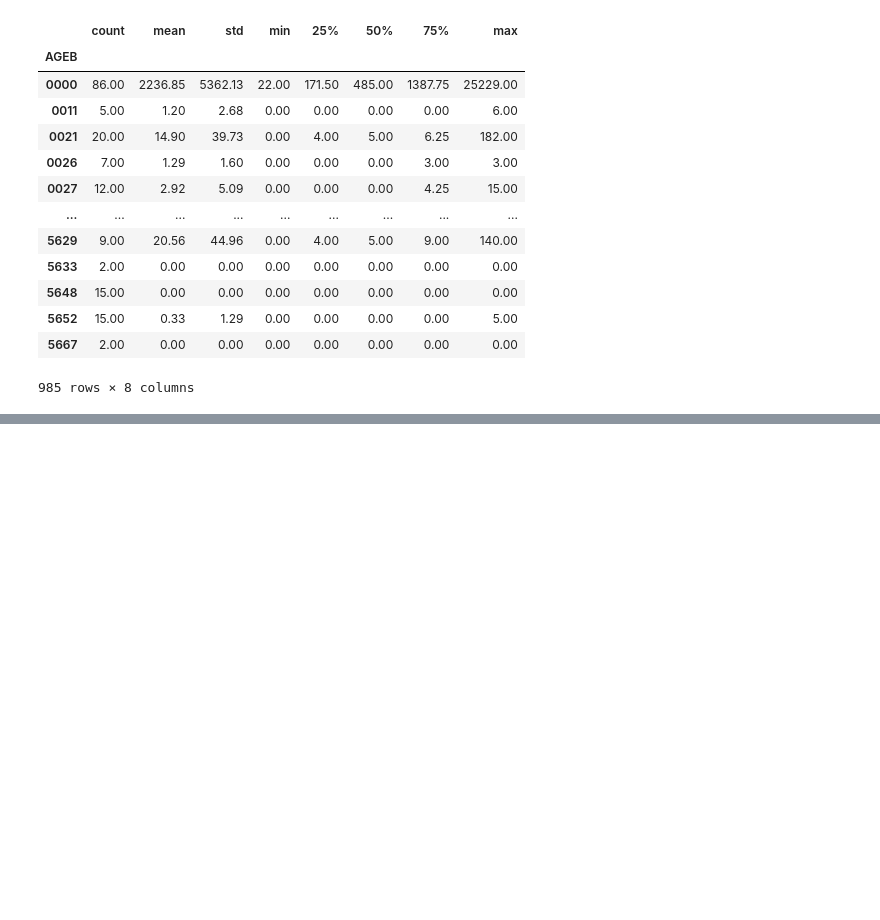
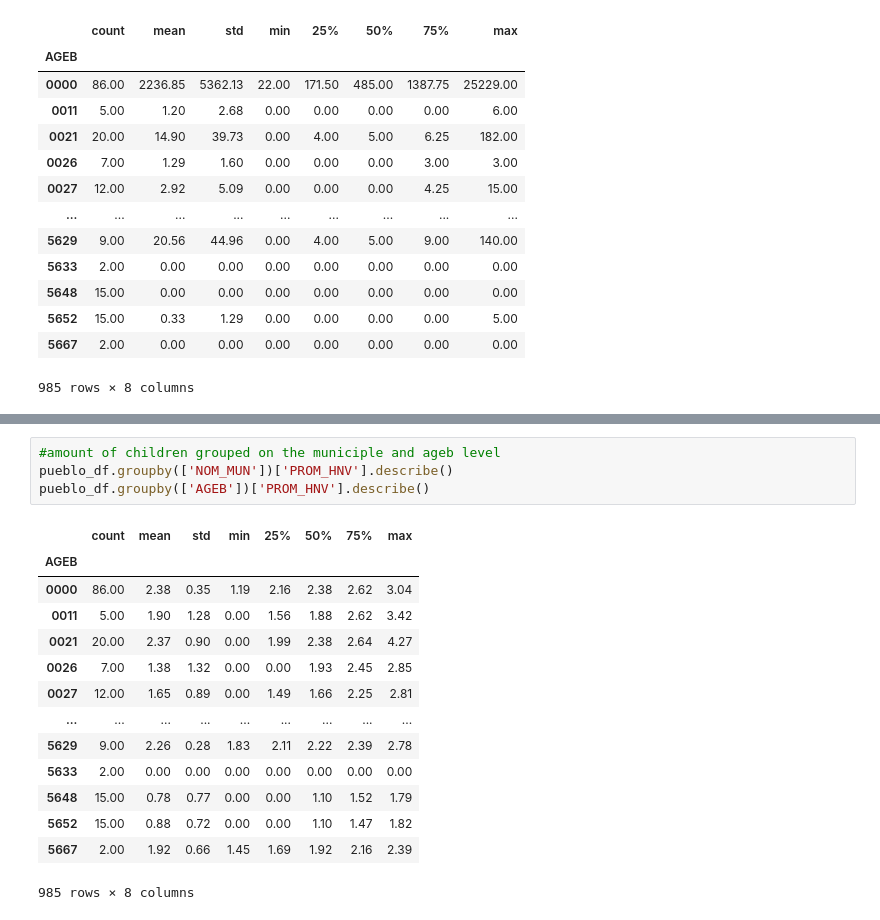
Before and after one commit to Jorge9555/Mexico-Survey-Project, a Jupyter notebook: INEGI_Jalisco_Survey.ipynb, the cells around one changed output, grey strips where cells are left out. Drawn from its saved outputs; the diff is of its cells as text; blank space fills up the shorter version.

```diff
--- a/INEGI_Jalisco_Survey.ipynb
+++ b/INEGI_Jalisco_Survey.ipynb
@@ -275,0 +286,19 @@ pueblo_df.groupby(['AGEB'])['P15YM_SE'].describe()
+# %%
+#amount of children grouped on the municiple and ageb level
+pueblo_df.groupby(['NOM_MUN'])['PROM_HNV'].describe()
+pueblo_df.groupby(['AGEB'])['PROM_HNV'].describe()
+# %% [output]
+|  | count | mean | std | min | 25% | 50% | 75% | max |
+| AGEB |  |  |  |  |  |  |  |  |
+| 0000 | 86.00 | 2.38 | 0.35 | 1.19 | 2.16 | 2.38 | 2.62 | 3.04 |
+| 0011 | 5.00 | 1.90 | 1.28 | 0.00 | 1.56 | 1.88 | 2.62 | 3.42 |
+| 0021 | 20.00 | 2.37 | 0.90 | 0.00 | 1.99 | 2.38 | 2.64 | 4.27 |
+| 0026 | 7.00 | 1.38 | 1.32 | 0.00 | 0.00 | 1.93 | 2.45 | 2.85 |
+| 0027 | 12.00 | 1.65 | 0.89 | 0.00 | 1.49 | 1.66 | 2.25 | 2.81 |
+| ... | ... | ... | ... | ... | ... | ... | ... | ... |
+| 5629 | 9.00 | 2.26 | 0.28 | 1.83 | 2.11 | 2.22 | 2.39 | 2.78 |
+| 5633 | 2.00 | 0.00 | 0.00 | 0.00 | 0.00 | 0.00 | 0.00 | 0.00 |
+| 5648 | 15.00 | 0.78 | 0.77 | 0.00 | 0.00 | 1.10 | 1.52 | 1.79 |
+| 5652 | 15.00 | 0.88 | 0.72 | 0.00 | 0.00 | 1.10 | 1.47 | 1.82 |
+| 5667 | 2.00 | 1.92 | 0.66 | 1.45 | 1.69 | 1.92 | 2.16 | 2.39 |
+985 rows × 8 columns
```
Also changed, not shown: parts of 9 cells of this notebook.
